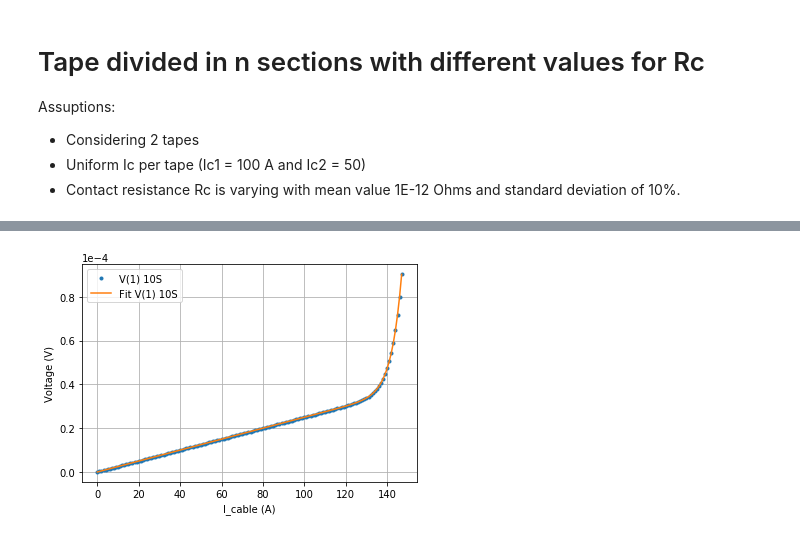
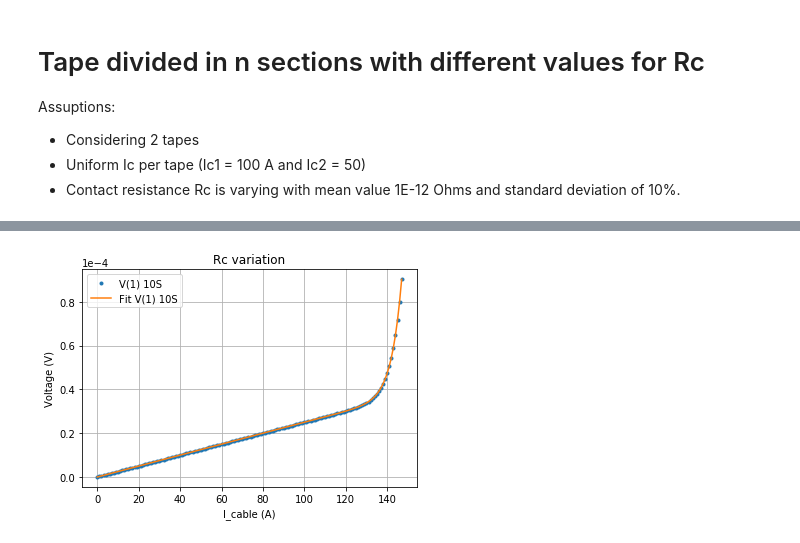
Before and after one commit to auroc10/LBNL, a Jupyter notebook: Contact/Contact resistance - Arbitrary number of sections.ipynb, the cells around one changed output, grey strips where cells are left out. Drawn from its saved outputs; the diff is of its cells as text; code cells hidden in the pictures.

```diff
--- a/Contact/Contact resistance - Arbitrary number of sections.ipynb
+++ b/Contact/Contact resistance - Arbitrary number of sections.ipynb
@@ -132,7 +132,7 @@ def generatingnetlist(filename,ns,Ic,Rc):
 # %%
 # Fitting model including resistance
 def model_func(I,Rt,Ic,n):
-    V0 = 10E-6 # Considering the criterion 100uV/m with length = 1 m
+    V0 = 100E-6 # Considering the criterion 100uV/m with length = 1 m
     return Rt*I+V0*(I/Ic)**n
 
 def fit_exp(I,V,Rt0,Ic0,n0): #(Rt0,Ic0,n0) are guessed initial values
@@ -334,6 +335,7 @@ plt.plot(Icable_lim,Vt_fit_exp,label = f'Fit V(1) {ns}S')
 
 plt.xlabel('I_cable (A)')
 plt.ylabel('Voltage (V)')
+plt.title('Rc variation')
 
 plt.ticklabel_format(style='sci', axis='y', scilimits=(0,0))
 plt.legend()
@@ -344 +346 @@ Fit: Rt = 2.499992243823655e-07, Ic = 139.0098835201944, n = 30.035578117086892,
-[figure, old version]
+[figure, new version]
```
Also changed, not shown: parts of 6 cells of this notebook.
